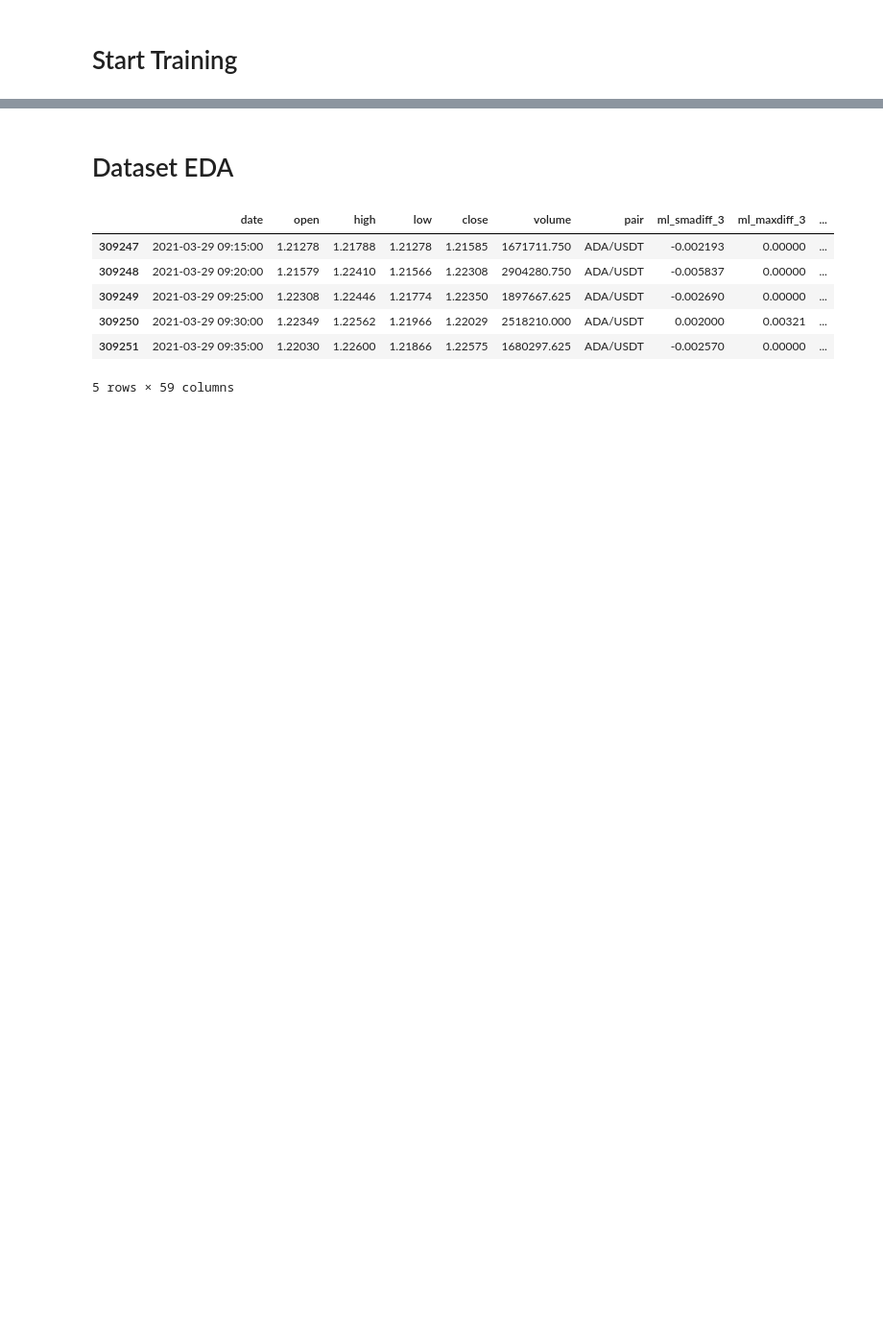
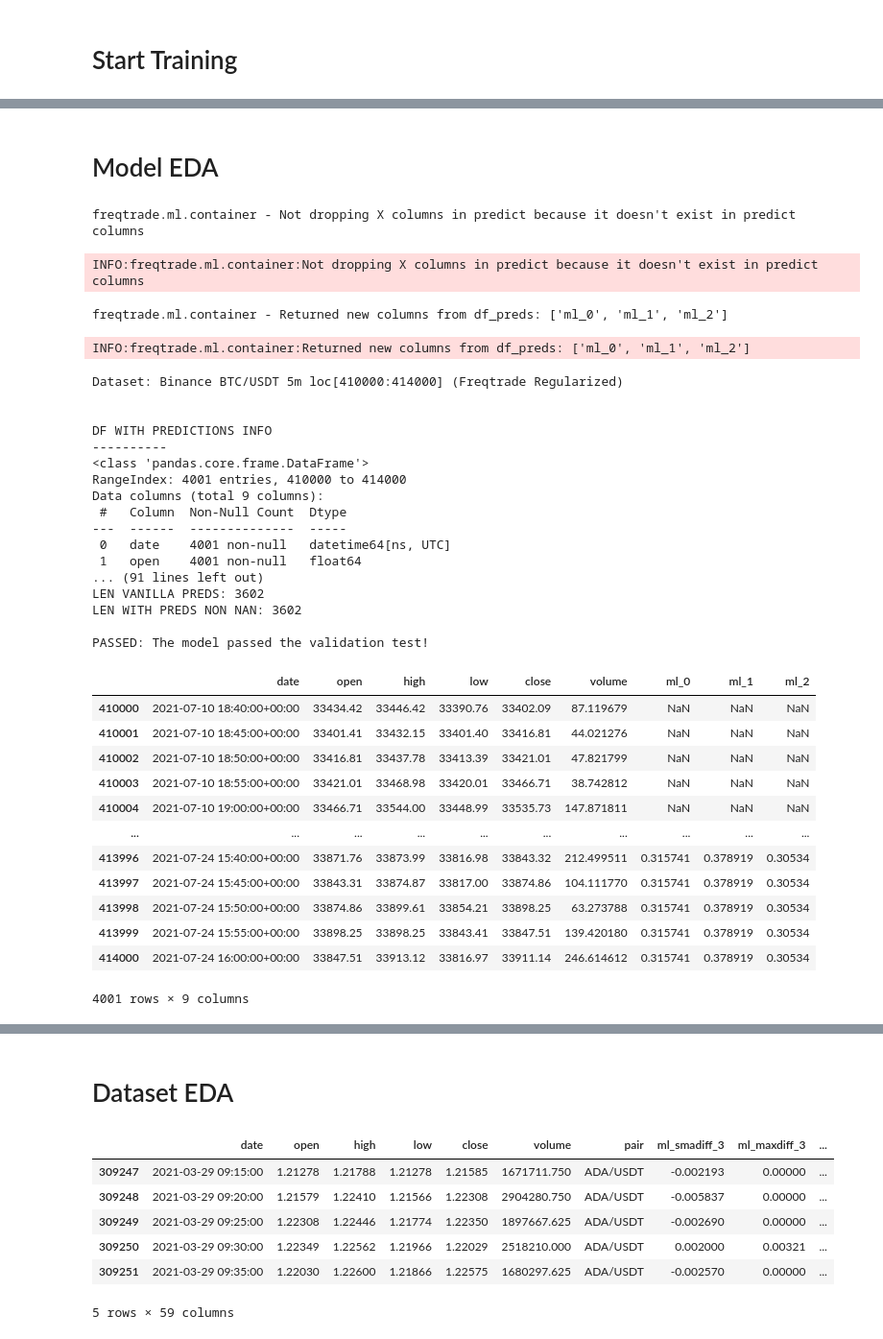
Before and after one commit to webclinic017/superft, a Jupyter notebook: notebooks/Training/5n20-randomforest.ipynb, the cells around one changed output, grey strips where cells are left out. Shown at 96% size. Cells and saved outputs as stored; diff of their text form; code cells hidden in the pictures; blank space fills up the shorter version.

Commit message:
Improved model checking

```diff
--- a/notebooks/Training/5n20-randomforest.ipynb
+++ b/notebooks/Training/5n20-randomforest.ipynb
@@ -42,7 +59,7 @@ class RandomForest(LightningModule):
     def on_configure(self) -> LightningConfig:
 
         # This datetime can be replaced with datetime.now()
-        now = datetime(2021, 7, 26)
+        now = datetime(2021, 8, 10)
 
         # Lighting Configuration
         config = LightningConfig(
@@ -133,7 +150,7 @@ class RandomForest(LightningModule):
         return df_allpairs_copy
 
     def on_define_model(self, run: Run, X_train, X_val, y_train, y_val) -> Any:
-        return RandomForestClassifier(max_depth=2, random_state=0)
+        return RandomForestClassifier(max_depth=4, random_state=0)
 
     def on_start_training(self, run: Run, X_train, X_val, y_train, y_val):
         print("Start Training...")
@@ -142,10 +159,13 @@ class RandomForest(LightningModule):
 
     def on_predict(self, df_input_onepair: pd.DataFrame) -> pd.DataFrame:
         df_input_np = df_input_onepair.to_numpy()
-        preds = self.model.predict_proba(df_input_np, allow_nan=True)
+        preds = self.model.predict_proba(df_input_np)
         df_preds = pd.DataFrame(preds)
 
         return df_preds
 
     def on_training_step(self, run: Run, data: dict):
         raise NotImplementedError()
+
+
+module = RandomForest()
@@ -152,10 +205,9 @@ class RandomForest(LightningModule):
 # %% [markdown]
 # Start Training
 # %%
-module = RandomForest()
-
+free_mem(df_)
 with wandb.init(project=module.config.name) as run:
     trainer = TradingTrainer()
-    container = trainer.fit(module, run)
+    container = trainer.fit(module, run, False)
 # %% [output]
 wandb: Currently logged in as: jliberooo (use `wandb login --relogin` to force relogin)
@@ -176,0 +229,41 @@ Synced fanciful-cherry-15: https://wandb.ai/jliberooo/5n20-randomforest/runs/126
+# %% [markdown]
+# Model EDA
+# %%
+# Validate prediction function by simulate inserting freqtrade data into predict function
+df_with_preds = trainer.validate_predict(container)
+df_with_preds
+# %% [output]
+freqtrade.ml.container - Not dropping X columns in predict because it doesn't exist in predict columns
+INFO:freqtrade.ml.container:Not dropping X columns in predict because it doesn't exist in predict columns
+freqtrade.ml.container - Returned new columns from df_preds: ['ml_0', 'ml_1', 'ml_2']
+INFO:freqtrade.ml.container:Returned new columns from df_preds: ['ml_0', 'ml_1', 'ml_2']
+Dataset: Binance BTC/USDT 5m loc[410000:414000] (Freqtrade Regularized)
+
+
+DF WITH PREDICTIONS INFO
+----------
+<class 'pandas.core.frame.DataFrame'>
+RangeIndex: 4001 entries, 410000 to 414000
+Data columns (total 9 columns):
+ #   Column  Non-Null Count  Dtype
+---  ------  --------------  -----
+ 0   date    4001 non-null   datetime64[ns, UTC]
+ 1   open    4001 non-null   float64
+... (91 lines left out)
+LEN VANILLA PREDS: 3602
+LEN WITH PREDS NON NAN: 3602
+
+PASSED: The model passed the validation test!
+|  | date | open | high | low | close | volume | ml_0 | ml_1 | ml_2 |
+| 410000 | 2021-07-10 18:40:00+00:00 | 33434.42 | 33446.42 | 33390.76 | 33402.09 | 87.119679 | NaN | NaN | NaN |
+| 410001 | 2021-07-10 18:45:00+00:00 | 33401.41 | 33432.15 | 33401.40 | 33416.81 | 44.021276 | NaN | NaN | NaN |
+| 410002 | 2021-07-10 18:50:00+00:00 | 33416.81 | 33437.78 | 33413.39 | 33421.01 | 47.821799 | NaN | NaN | NaN |
+| 410003 | 2021-07-10 18:55:00+00:00 | 33421.01 | 33468.98 | 33420.01 | 33466.71 | 38.742812 | NaN | NaN | NaN |
+| 410004 | 2021-07-10 19:00:00+00:00 | 33466.71 | 33544.00 | 33448.99 | 33535.73 | 147.871811 | NaN | NaN | NaN |
+| ... | ... | ... | ... | ... | ... | ... | ... | ... | ... |
+| 413996 | 2021-07-24 15:40:00+00:00 | 33871.76 | 33873.99 | 33816.98 | 33843.32 | 212.499511 | 0.315741 | 0.378919 | 0.30534 |
+| 413997 | 2021-07-24 15:45:00+00:00 | 33843.31 | 33874.87 | 33817.00 | 33874.86 | 104.111770 | 0.315741 | 0.378919 | 0.30534 |
+| 413998 | 2021-07-24 15:50:00+00:00 | 33874.86 | 33899.61 | 33854.21 | 33898.25 | 63.273788 | 0.315741 | 0.378919 | 0.30534 |
+| 413999 | 2021-07-24 15:55:00+00:00 | 33898.25 | 33898.25 | 33843.41 | 33847.51 | 139.420180 | 0.315741 | 0.378919 | 0.30534 |
+| 414000 | 2021-07-24 16:00:00+00:00 | 33847.51 | 33913.12 | 33816.97 | 33911.14 | 246.614612 | 0.315741 | 0.378919 | 0.30534 |
+4001 rows × 9 columns
```
Also changed, not shown: parts of 11 cells of this notebook, 10 other files.
